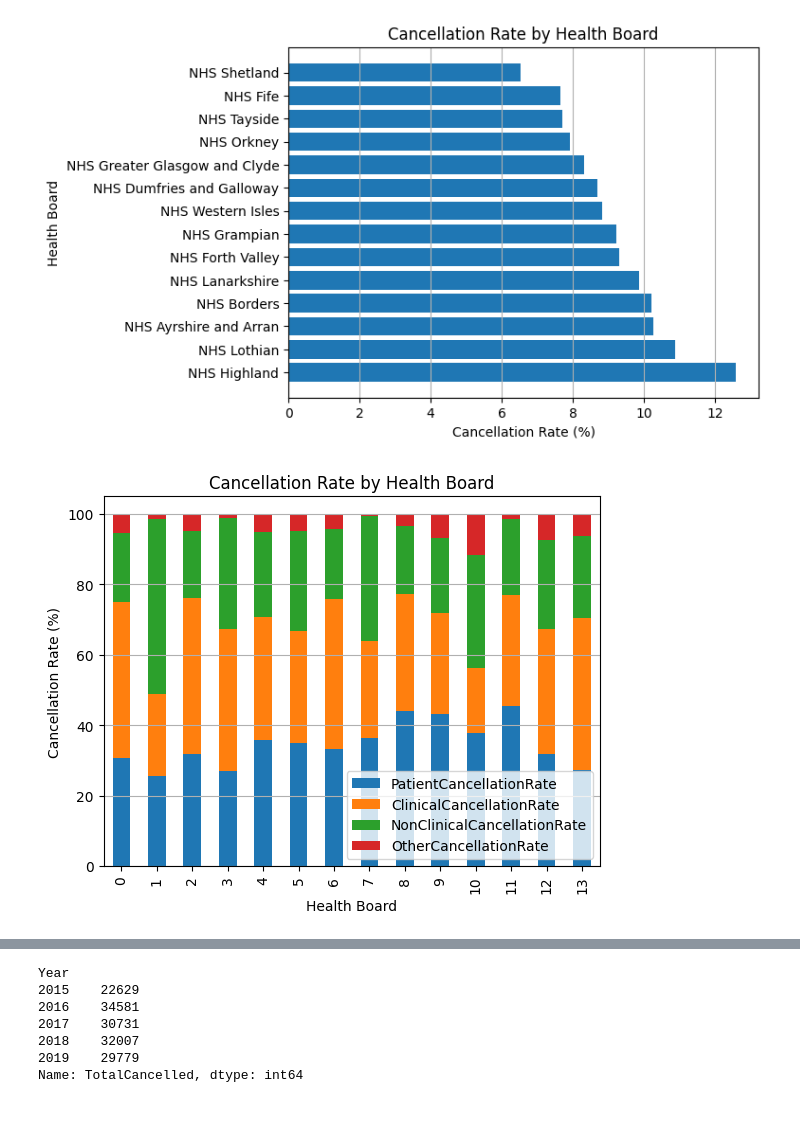
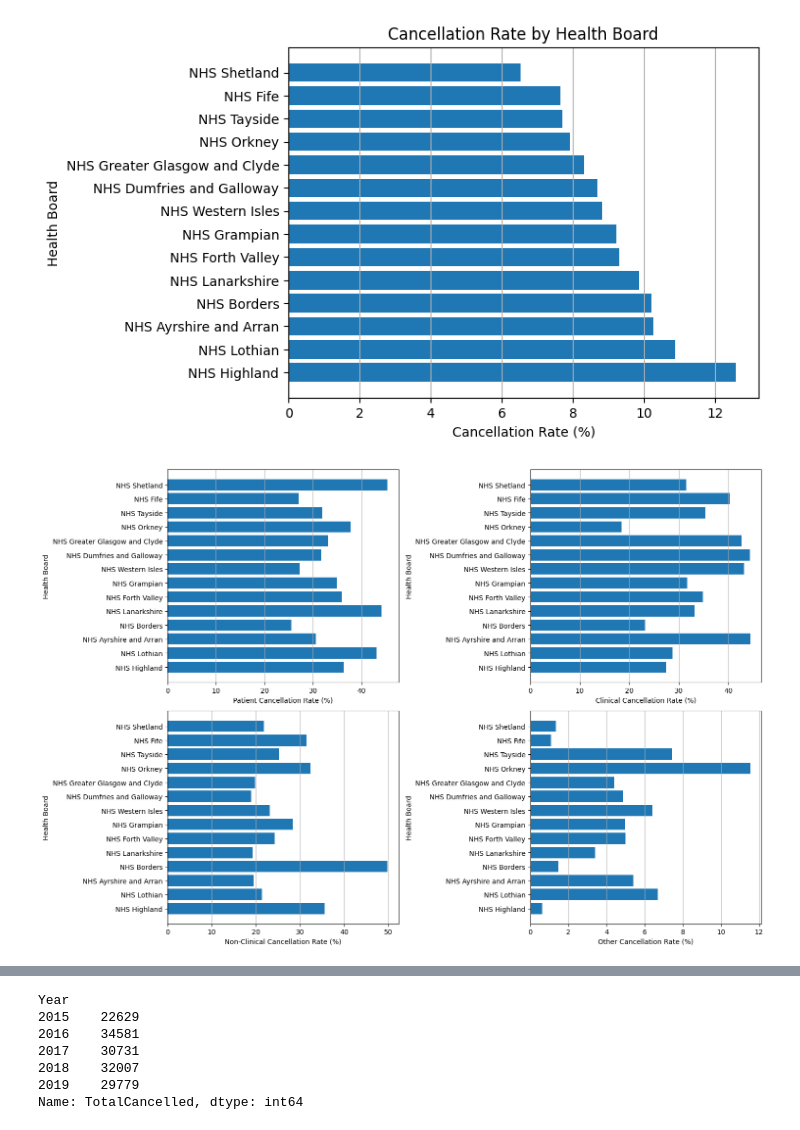
Before and after one commit to misha7b/FDS3, a Jupyter notebook: fds.ipynb, the cells around one changed output, grey strips where cells are left out. Drawn from its saved outputs; the diff is of its cells as text; code cells hidden in the pictures.

```diff
--- a/fds.ipynb
+++ b/fds.ipynb
@@ -155,7 +162,9 @@ Elements in data_board but not in hb:  {nan, 'SB0801'}
 print(data_board.shape)
 
 data_board = data_board.dropna(subset=['HB'])
-#data_board = data_board[data_board.HB != 'SB0801']
+
+#drop row with lone hospital
+data_board = data_board[data_board.HB != 'SB0801']
 
 print(data_board.shape)
 # %% [output]
@@ -217,16 +268,36 @@ plt.grid(axis='x')
 plt.show()
 # %% [output]
 [figure]
-# %%
-#plot cancellation reason percentage by board
-
-totals_by_board = totals_by_board.sort_values(by='HBName', ascending=True)
-
-totals_by_board[['PatientCancellationRate', 'ClinicalCancellationRate', 'NonClinicalCancellationRate', 'OtherCancellationRate']].plot(kind='bar', stacked=True)
-plt.xlabel('Health Board')
-plt.ylabel('Cancellation Rate (%)')
-plt.title('Cancellation Rate by Health Board')
-plt.grid(axis='y')
-plt.show()
-# %% [output]
-[figure, removed]
+# %%
+
+
+tfig, axs = plt.subplots(2, 2, figsize=(15, 10))
+
+
+axs[0, 0].barh(totals_by_board['HBName'], totals_by_board['PatientCancellationRate'])
+axs[0, 0].set_xlabel('Patient Cancellation Rate (%)')
+axs[0, 0].set_ylabel('Health Board')
+axs[0, 0].grid(axis='x')
+
+
+axs[0, 1].barh(totals_by_board['HBName'], totals_by_board['ClinicalCancellationRate'])
+axs[0, 1].set_xlabel('Clinical Cancellation Rate (%)')
+axs[0, 1].set_ylabel('Health Board')
+axs[0, 1].grid(axis='x')
+
+
+axs[1, 0].barh(totals_by_board['HBName'], totals_by_board['NonClinicalCancellationRate'])
+axs[1, 0].set_xlabel('Non-Clinical Cancellation Rate (%)')
+axs[1, 0].set_ylabel('Health Board')
+axs[1, 0].grid(axis='x')
+
+
+axs[1, 1].barh(totals_by_board['HBName'], totals_by_board['OtherCancellationRate'])
+axs[1, 1].set_xlabel('Other Cancellation Rate (%)')
+axs[1, 1].set_ylabel('Health Board')
+axs[1, 1].grid(axis='x')
+
+plt.tight_layout()
+plt.show()
+# %% [output]
+[figure, added]
```
Also changed, not shown: parts of 33 cells of this notebook.
